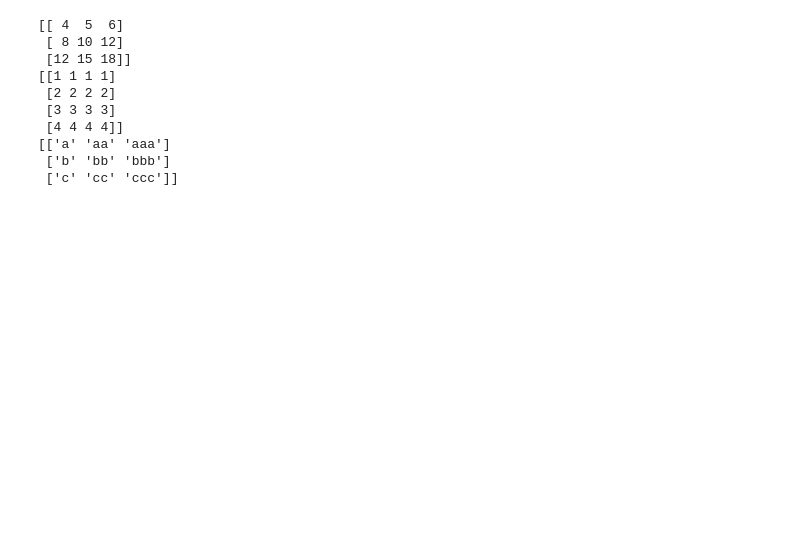
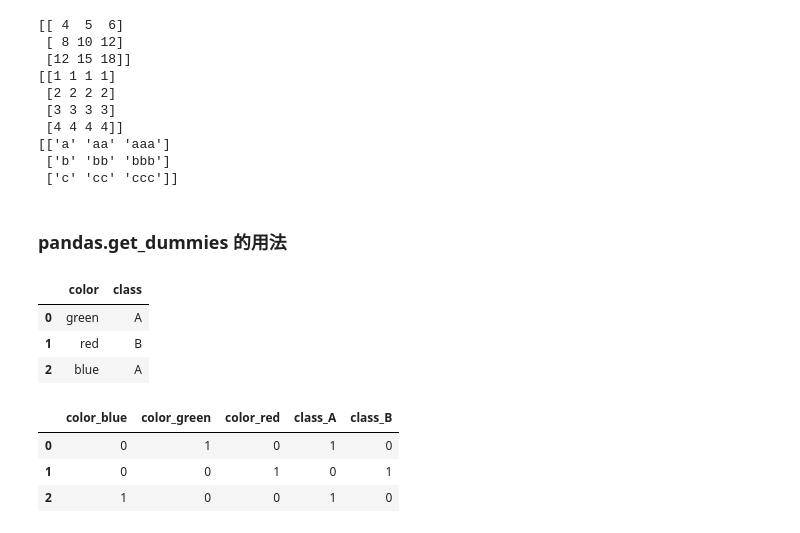
Before and after one commit to jackaihfia2334/Github, a Jupyter notebook: python/pd_np学习笔记.ipynb, the cells around one changed output. Drawn from its saved outputs; the diff is of its cells as text; code cells hidden in the pictures; blank space fills up the shorter version.

Commit message:
one-hot生成方法：pd.get_dummies

```diff
--- a/python/pd_np学习笔记.ipynb
+++ b/python/pd_np学习笔记.ipynb
@@ -228,3 +228,26 @@ print(outer)
 [['a' 'aa' 'aaa']
  ['b' 'bb' 'bbb']
  ['c' 'cc' 'ccc']]
+# %% [markdown]
+### pandas.get_dummies 的用法
+# %%
+import pandas as pd
+df = pd.DataFrame([
+            ['green' , 'A'],
+            ['red'   , 'B'],
+            ['blue'  , 'A']])
+
+df.columns = ['color',  'class']
+df
+# %% [output]
+|  | color | class |
+| 0 | green | A |
+| 1 | red | B |
+| 2 | blue | A |
+# %%
+pd.get_dummies(df)
+# %% [output]
+|  | color_blue | color_green | color_red | class_A | class_B |
+| 0 | 0 | 1 | 0 | 1 | 0 |
+| 1 | 0 | 0 | 1 | 0 | 1 |
+| 2 | 1 | 0 | 0 | 1 | 0 |
```
Also changed, not shown: parts of 4 cells of this notebook.
